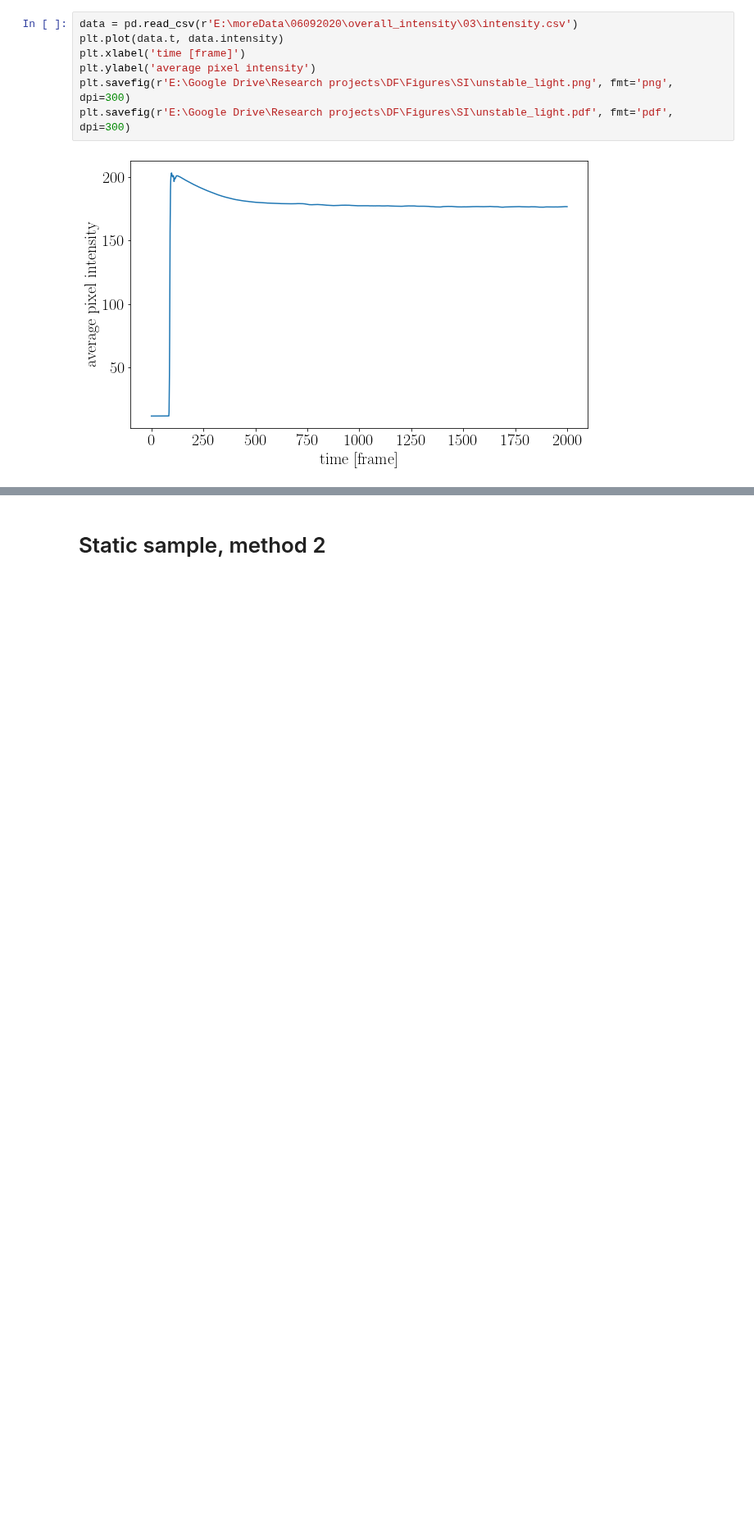
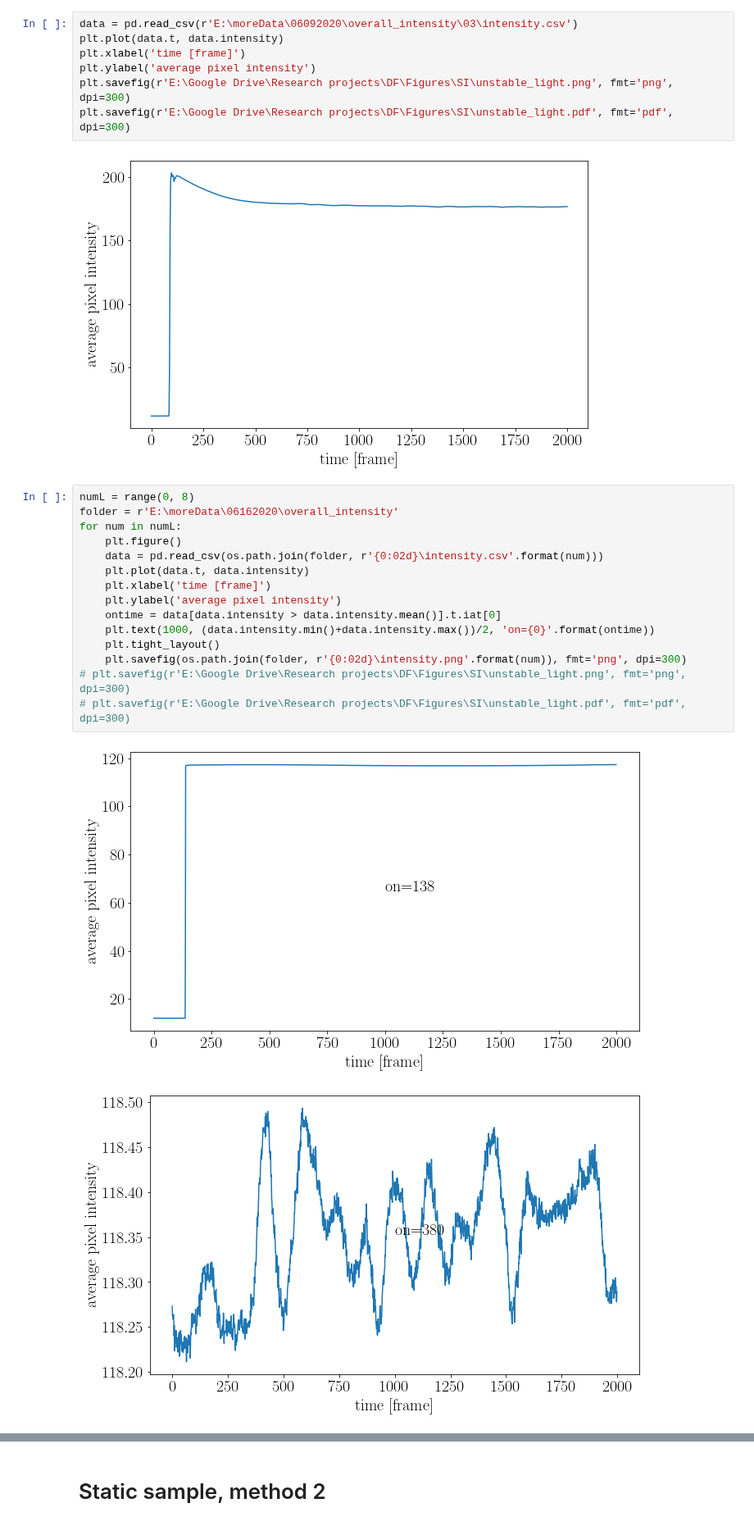
Before and after one commit to ZLoverty/Python, a Jupyter notebook: Correlation/src/fig-2_GNF.ipynb, the cells around one changed output, grey strips where cells are left out. Shown at 82% size. Saved outputs shown, nothing was run; the diff lists cells and outputs as text; blank space fills up the shorter version.

```diff
--- a/Correlation/src/fig-2_GNF.ipynb
+++ b/Correlation/src/fig-2_GNF.ipynb
@@ -613,3 +614,21 @@ plt.savefig(r'E:\Google Drive\Research projects\DF\Figures\SI\unstable_light.png
 plt.savefig(r'E:\Google Drive\Research projects\DF\Figures\SI\unstable_light.pdf', fmt='pdf', dpi=300)
 # %% [output]
 [figure]
+# %%
+numL = range(0, 8)
+folder = r'E:\moreData\06162020\overall_intensity'
+for num in numL:
+    plt.figure()
+    data = pd.read_csv(os.path.join(folder, r'{0:02d}\intensity.csv'.format(num)))
+    plt.plot(data.t, data.intensity)
+    plt.xlabel('time [frame]')
+    plt.ylabel('average pixel intensity')
+    ontime = data[data.intensity > data.intensity.mean()].t.iat[0]
+    plt.text(1000, (data.intensity.min()+data.intensity.max())/2, 'on={0}'.format(ontime))
+    plt.tight_layout()
+    plt.savefig(os.path.join(folder, r'{0:02d}\intensity.png'.format(num)), fmt='png', dpi=300)
+# plt.savefig(r'E:\Google Drive\Research projects\DF\Figures\SI\unstable_light.png', fmt='png', dpi=300)
+# plt.savefig(r'E:\Google Drive\Research projects\DF\Figures\SI\unstable_light.pdf', fmt='pdf', dpi=300)
+# %% [output]
+[figure, added]
+[figure, added]
```
Also changed, not shown: parts of 5 cells of this notebook.
